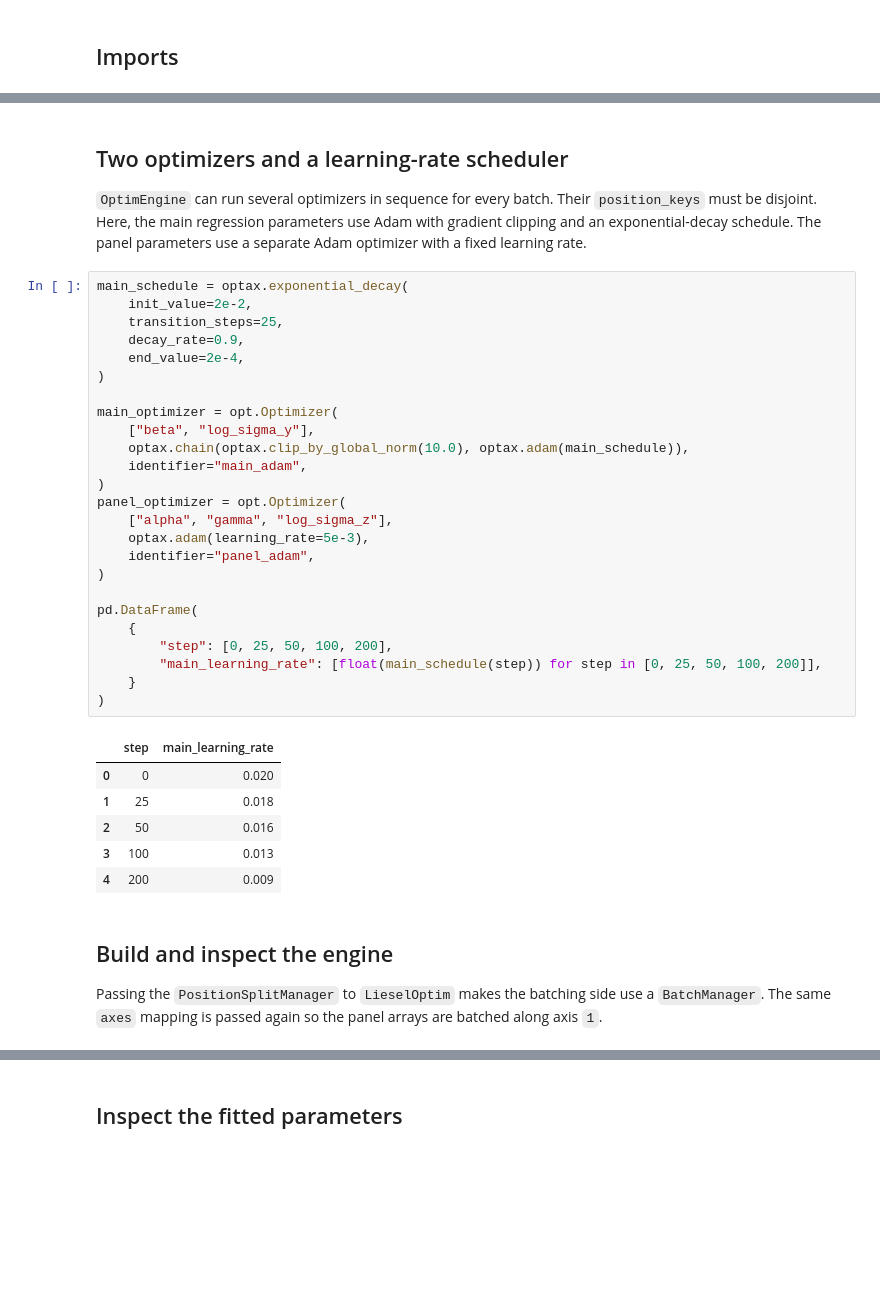
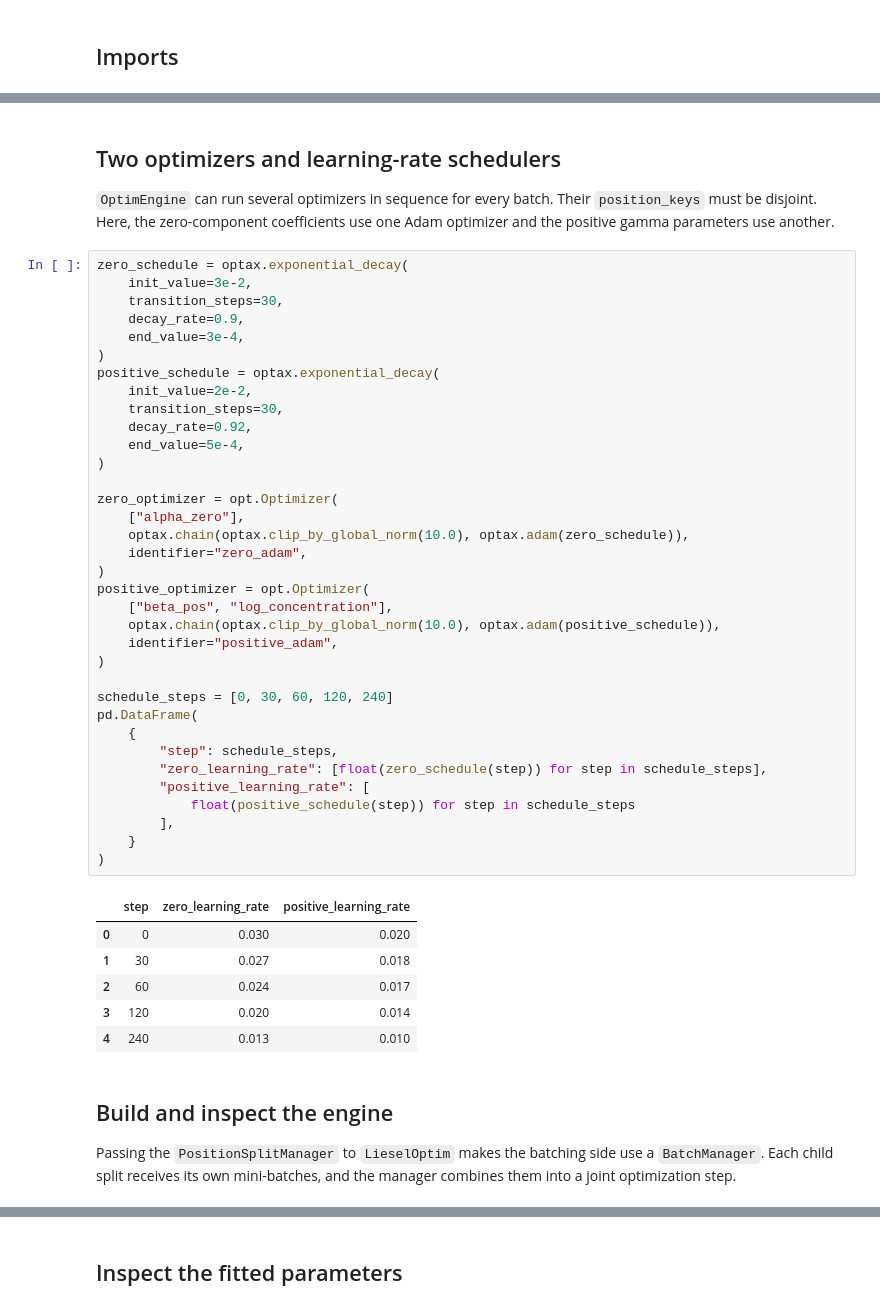
Before and after one commit to liesel-devs/liesel, a Jupyter notebook: docs/source/tutorials/notebooks/10-liesel-optim-advanced.ipynb, the cells around one changed output, grey strips where cells are left out. Drawn from its saved outputs; the diff is of its cells as text; blank space fills up the shorter version.

```diff
--- a/docs/source/tutorials/notebooks/10-liesel-optim-advanced.ipynb
+++ b/docs/source/tutorials/notebooks/10-liesel-optim-advanced.ipynb
@@ -175,43 +198,53 @@ pd.DataFrame(
 # %% [markdown]
-## Two optimizers and a learning-rate scheduler
+## Two optimizers and learning-rate schedulers
 
-`OptimEngine` can run several optimizers in sequence for every batch. Their `position_keys` must be disjoint. Here, the main regression parameters use Adam with gradient clipping and an exponential-decay schedule. The panel parameters use a separate Adam optimizer with a fixed learning rate.
+`OptimEngine` can run several optimizers in sequence for every batch. Their `position_keys` must be disjoint. Here, the zero-component coefficients use one Adam optimizer and the positive gamma parameters use another.
 # %%
-main_schedule = optax.exponential_decay(
+zero_schedule = optax.exponential_decay(
+    init_value=3e-2,
+    transition_steps=30,
+    decay_rate=0.9,
+    end_value=3e-4,
+)
+positive_schedule = optax.exponential_decay(
     init_value=2e-2,
-    transition_steps=25,
-    decay_rate=0.9,
-    end_value=2e-4,
+    transition_steps=30,
+    decay_rate=0.92,
+    end_value=5e-4,
 )
 
-main_optimizer = opt.Optimizer(
-    ["beta", "log_sigma_y"],
-    optax.chain(optax.clip_by_global_norm(10.0), optax.adam(main_schedule)),
-    identifier="main_adam",
+zero_optimizer = opt.Optimizer(
+    ["alpha_zero"],
+    optax.chain(optax.clip_by_global_norm(10.0), optax.adam(zero_schedule)),
+    identifier="zero_adam",
 )
-panel_optimizer = opt.Optimizer(
-    ["alpha", "gamma", "log_sigma_z"],
-    optax.adam(learning_rate=5e-3),
-    identifier="panel_adam",
+positive_optimizer = opt.Optimizer(
+    ["beta_pos", "log_concentration"],
+    optax.chain(optax.clip_by_global_norm(10.0), optax.adam(positive_schedule)),
+    identifier="positive_adam",
 )
 
+schedule_steps = [0, 30, 60, 120, 240]
 pd.DataFrame(
     {
-        "step": [0, 25, 50, 100, 200],
-        "main_learning_rate": [float(main_schedule(step)) for step in [0, 25, 50, 100, 200]],
+        "step": schedule_steps,
+        "zero_learning_rate": [float(zero_schedule(step)) for step in schedule_steps],
+        "positive_learning_rate": [
+            float(positive_schedule(step)) for step in schedule_steps
+        ],
     }
 )
 # %% [output]
-|  | step | main_learning_rate |
-| 0 | 0 | 0.020 |
-| 1 | 25 | 0.018 |
-| 2 | 50 | 0.016 |
-| 3 | 100 | 0.013 |
-| 4 | 200 | 0.009 |
+|  | step | zero_learning_rate | positive_learning_rate |
+| 0 | 0 | 0.030 | 0.020 |
+| 1 | 30 | 0.027 | 0.018 |
+| 2 | 60 | 0.024 | 0.017 |
+| 3 | 120 | 0.020 | 0.014 |
+| 4 | 240 | 0.013 | 0.010 |
 # %% [markdown]
 ## Build and inspect the engine
 
-Passing the `PositionSplitManager` to `LieselOptim` makes the batching side use a `BatchManager`. The same `axes` mapping is passed again so the panel arrays are batched along axis `1`.
+Passing the `PositionSplitManager` to `LieselOptim` makes the batching side use a `BatchManager`. Each child split receives its own mini-batches, and the manager combines them into a joint optimization step.
 # %%
 engine = opt.LieselOptim(
     model,
```
Also changed, not shown: parts of 18 cells of this notebook, 1 other file.
